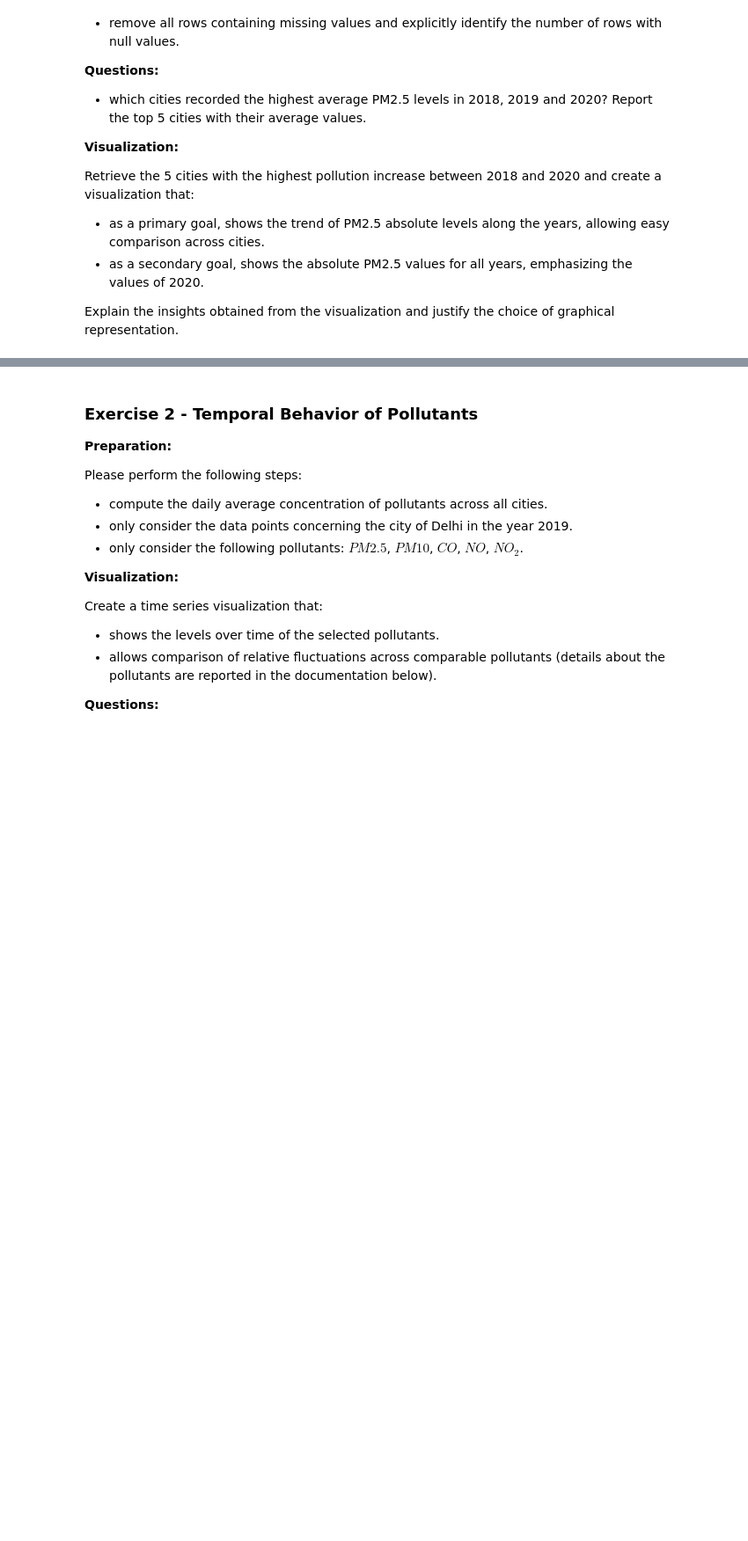
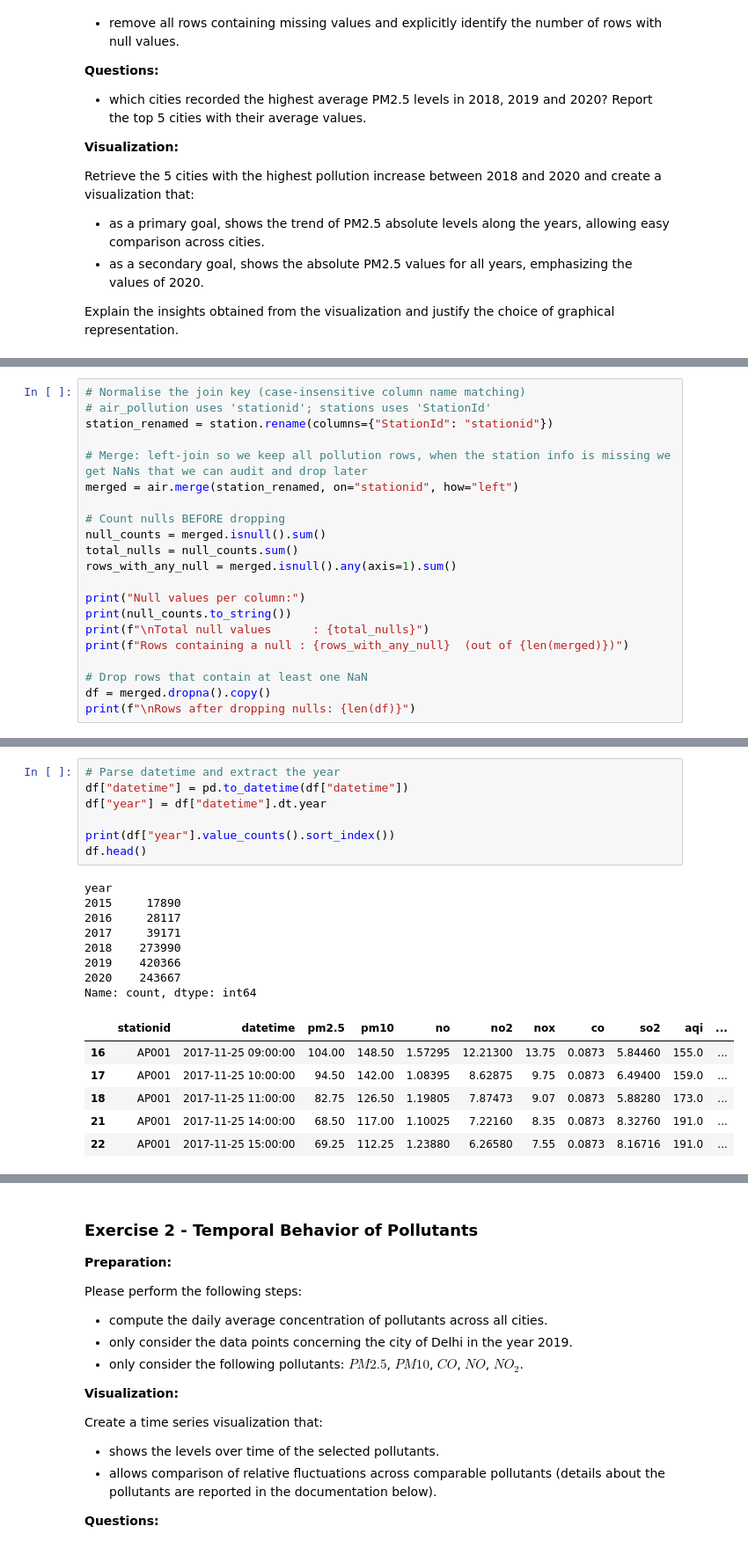
Before and after one commit to micheleminuti/python-data-visualization, a Jupyter notebook: assignment_1.ipynb, the cells around one changed output, grey strips where cells are left out. Shown at 88% size. Saved outputs shown, nothing was run; the diff lists cells and outputs as text; blank space fills up the shorter version.

```diff
--- a/assignment_1.ipynb
+++ b/assignment_1.ipynb
@@ -491,0 +534,21 @@ Explain the insights obtained from the visualization and justify the choice of g
+# %%
+# Normalise the join key (case-insensitive column name matching)
+# air_pollution uses 'stationid'; stations uses 'StationId'
+station_renamed = station.rename(columns={"StationId": "stationid"})
+
+# Merge: left-join so we keep all pollution rows, when the station info is missing we get NaNs that we can audit and drop later
+merged = air.merge(station_renamed, on="stationid", how="left")
+
+# Count nulls BEFORE dropping
+null_counts = merged.isnull().sum()
+total_nulls = null_counts.sum()
+rows_with_any_null = merged.isnull().any(axis=1).sum()
+
+print("Null values per column:")
+print(null_counts.to_string())
+print(f"\nTotal null values      : {total_nulls}")
+print(f"Rows containing a null : {rows_with_any_null}  (out of {len(merged)})")
+
+# Drop rows that contain at least one NaN
+df = merged.dropna().copy()
+print(f"\nRows after dropping nulls: {len(df)}")
@@ -491,0 +573,22 @@ Explain the insights obtained from the visualization and justify the choice of g
+# %%
+# Parse datetime and extract the year
+df["datetime"] = pd.to_datetime(df["datetime"])
+df["year"] = df["datetime"].dt.year
+
+print(df["year"].value_counts().sort_index())
+df.head()
+# %% [output]
+year
+2015     17890
+2016     28117
+2017     39171
+2018    273990
+2019    420366
+2020    243667
+Name: count, dtype: int64
+|  | stationid | datetime | pm2.5 | pm10 | no | no2 | nox | co | so2 | aqi | ... |
+| 16 | AP001 | 2017-11-25 09:00:00 | 104.00 | 148.50 | 1.57295 | 12.21300 | 13.75 | 0.0873 | 5.84460 | 155.0 | ... |
+| 17 | AP001 | 2017-11-25 10:00:00 | 94.50 | 142.00 | 1.08395 | 8.62875 | 9.75 | 0.0873 | 6.49400 | 159.0 | ... |
+| 18 | AP001 | 2017-11-25 11:00:00 | 82.75 | 126.50 | 1.19805 | 7.87473 | 9.07 | 0.0873 | 5.88280 | 173.0 | ... |
+| 21 | AP001 | 2017-11-25 14:00:00 | 68.50 | 117.00 | 1.10025 | 7.22160 | 8.35 | 0.0873 | 8.32760 | 191.0 | ... |
+| 22 | AP001 | 2017-11-25 15:00:00 | 69.25 | 112.25 | 1.23880 | 6.26580 | 7.55 | 0.0873 | 8.16716 | 191.0 | ... |
```
Also changed, not shown: parts of 11 cells of this notebook.
